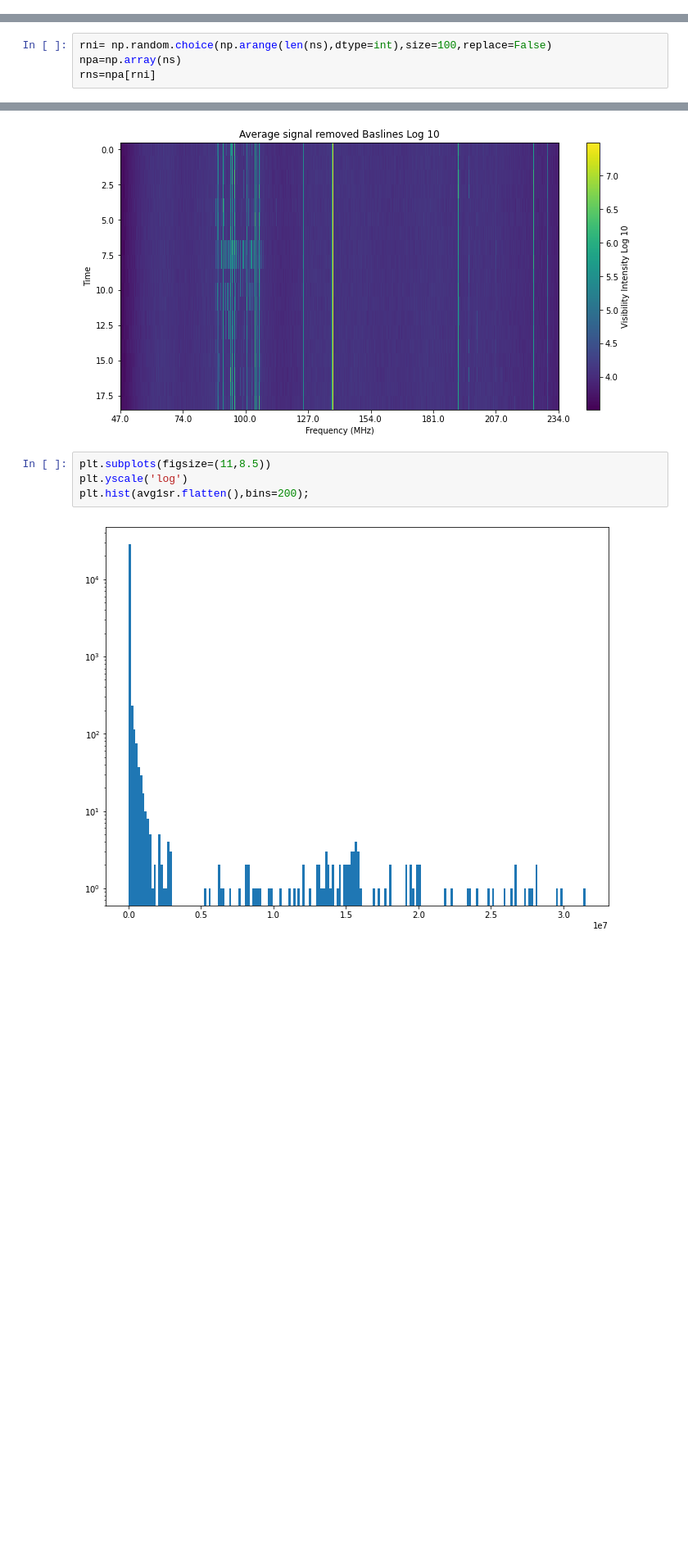
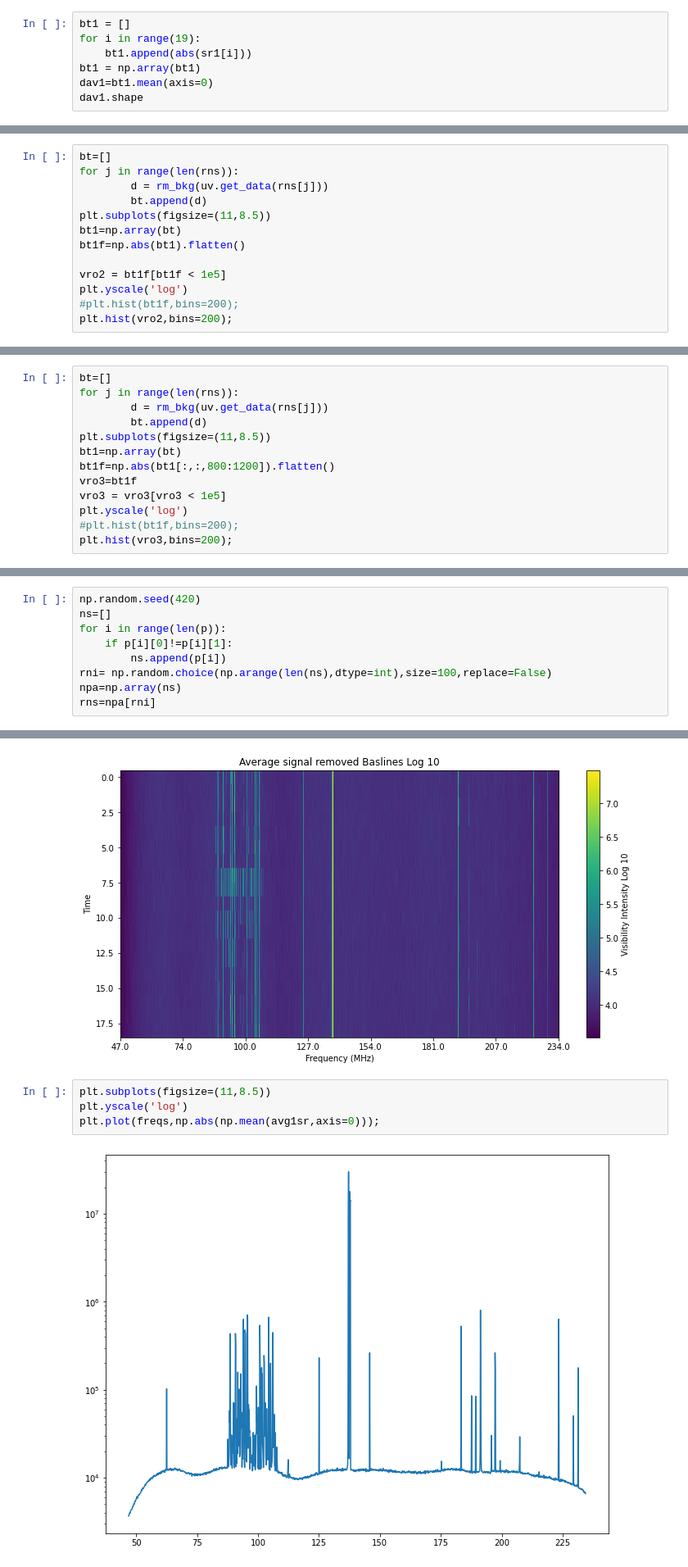
Before and after one commit to maria8ch/Phys434_BigData, a Jupyter notebook: lab78_Berres.ipynb, the cells around one changed output, grey strips where cells are left out. Shown at 82% size. Cells and saved outputs as stored; diff of their text form; blank space fills up the shorter version.

```diff
--- a/lab78_Berres.ipynb
+++ b/lab78_Berres.ipynb
@@ -114,3 +114,10 @@ plt.title(f'Baseline {bl1} Log 10')
 plt.show()
 # %% [output]
 [figure]
+# %%
+bt1 = []
+for i in range(19):
+    bt1.append(abs(sr1[i]))
+bt1 = np.array(bt1)
+dav1=bt1.mean(axis=0)
+dav1.shape
@@ -118,0 +166,13 @@ $\Delta t = t_{n+1} - t_n$
+# %%
+bt=[]
+for j in range(len(rns)):
+        d = rm_bkg(uv.get_data(rns[j]))
+        bt.append(d)
+plt.subplots(figsize=(11,8.5))
+bt1=np.array(bt)
+bt1f=np.abs(bt1).flatten()
+
+vro2 = bt1f[bt1f < 1e5]
+plt.yscale('log')
+#plt.hist(bt1f,bins=200);
+plt.hist(vro2,bins=200);
@@ -118,0 +181,13 @@ $\Delta t = t_{n+1} - t_n$
+# %%
+bt=[]
+for j in range(len(rns)):
+        d = rm_bkg(uv.get_data(rns[j]))
+        bt.append(d)
+plt.subplots(figsize=(11,8.5))
+bt1=np.array(bt)
+bt1f=np.abs(bt1[:,:,800:1200]).flatten()
+vro3=bt1f
+vro3 = vro3[vro3 < 1e5]
+plt.yscale('log')
+#plt.hist(bt1f,bins=200);
+plt.hist(vro3,bins=200);
@@ -187,6 +291,11 @@ len(ns)
 ## Bad Ideas are afoot, DO NOT signal remove OR average the WHOLE $v_{ab}$ baseline set you idiot
 I am using a random sample of 100 cross-correlation baselines from the original list of **630** cross-correlation baslines
 # %%
+np.random.seed(420)
+ns=[]
+for i in range(len(p)):
+    if p[i][0]!=p[i][1]:
+        ns.append(p[i])
 rni= np.random.choice(np.arange(len(ns),dtype=int),size=100,replace=False)
 npa=np.array(ns)
 rns=npa[rni]
@@ -259,6 +368,6 @@ plt.show()
 # %%
 plt.subplots(figsize=(11,8.5))
 plt.yscale('log')
-plt.hist(avg1sr.flatten(),bins=200);
+plt.plot(freqs,np.abs(np.mean(avg1sr,axis=0)));
 # %% [output]
-[figure, old version]
+[figure, new version]
```
Also changed, not shown: parts of 29 cells of this notebook.
